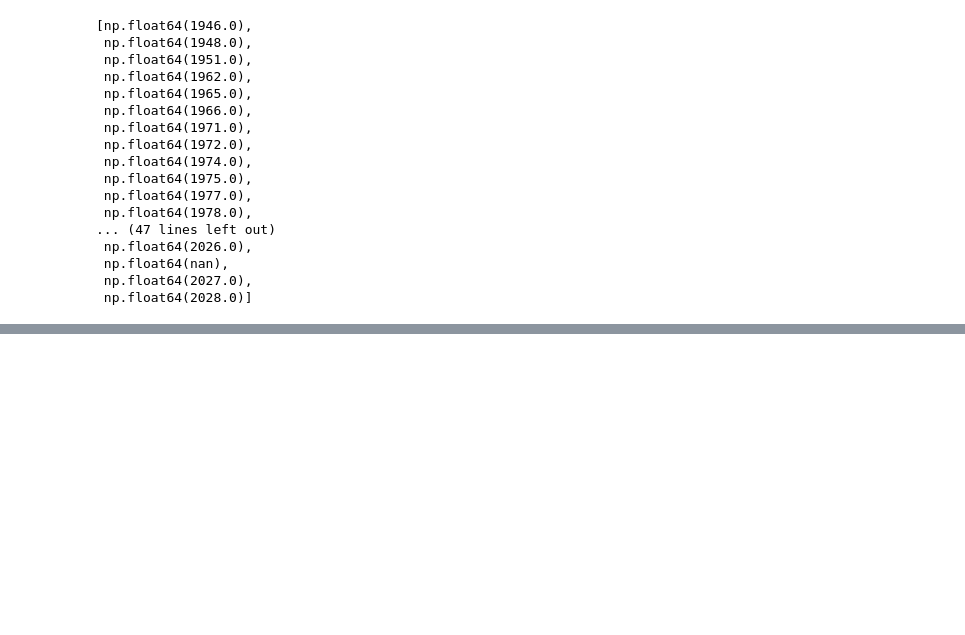
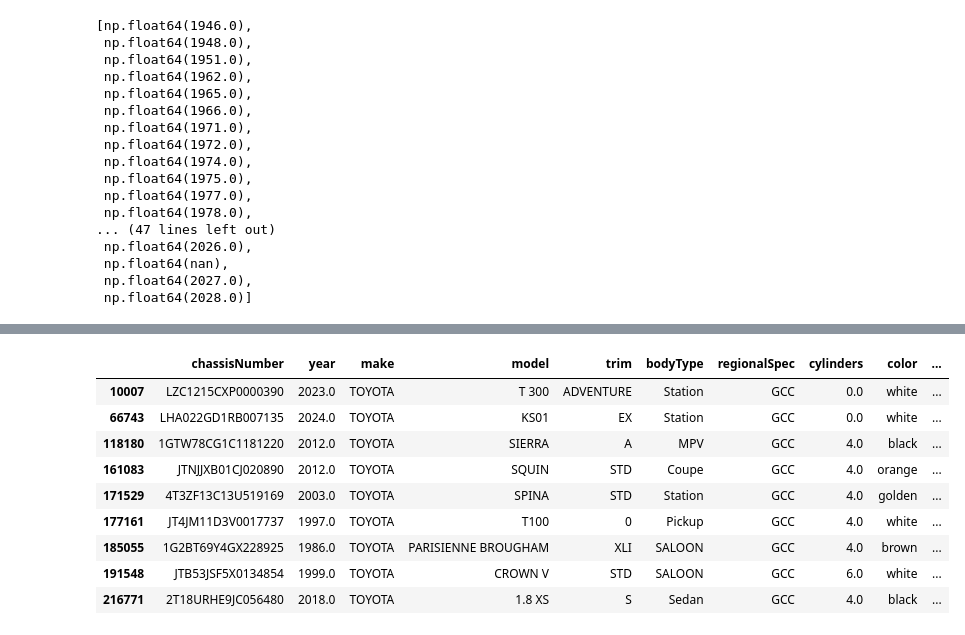
Before and after one commit to ManavKatrodiyaOpash/vin-sphere-python, a Jupyter notebook: car_app_dev/deep_clean.ipynb, the cells around one changed output, grey strips where cells are left out. Saved outputs shown, nothing was run; the diff lists cells and outputs as text; code cells hidden in the pictures; blank space fills up the shorter version.

```diff
--- a/car_app_dev/deep_clean.ipynb
+++ b/car_app_dev/deep_clean.ipynb
@@ -187,0 +1199,2 @@ Name: count, dtype: int64
+# %%
+df = df[~df["model"].isin(drop_models)]
@@ -187,0 +1390,6 @@ Name: count, dtype: int64
+# %%
+df = df[~df["model"].str.contains(
+    r"(4X4|4X2|GLX|GXR|LP|HX|DC|SC)",
+    case=False,
+    na=False
+)]
@@ -187,0 +1489,4 @@ Name: count, dtype: int64
+# %%
+toyota = df[df["make"] == "TOYOTA"]
+
+toyota["model"].value_counts().head(200)
@@ -187,0 +1576,6 @@ Name: count, dtype: int64
+# %%
+toyota["model"] = toyota["model"].str.replace(
+    r"^COROLLA\s+\d\.\d.*$",
+    "COROLLA",
+    regex=True
+)
@@ -187,0 +1627,17 @@ Name: count, dtype: int64
+# %%
+toyota[toyota["model"].isin([
+    "KS01","T 300","T100","SQUIN",
+    "SPINA","SIERRA","PARISIENNE BROUGHAM",
+    "CROWN V","1.8 XS"
+])]
+# %% [output]
+|  | chassisNumber | year | make | model | trim | bodyType | regionalSpec | cylinders | color | ... |
+| 10007 | LZC1215CXP0000390 | 2023.0 | TOYOTA | T 300 | ADVENTURE | Station | GCC | 0.0 | white | ... |
+| 66743 | LHA022GD1RB007135 | 2024.0 | TOYOTA | KS01 | EX | Station | GCC | 0.0 | white | ... |
+| 118180 | 1GTW78CG1C1181220 | 2012.0 | TOYOTA | SIERRA | A | MPV | GCC | 4.0 | black | ... |
+| 161083 | JTNJJXB01CJ020890 | 2012.0 | TOYOTA | SQUIN | STD | Coupe | GCC | 4.0 | orange | ... |
+| 171529 | 4T3ZF13C13U519169 | 2003.0 | TOYOTA | SPINA | STD | Station | GCC | 4.0 | golden | ... |
+| 177161 | JT4JM11D3V0017737 | 1997.0 | TOYOTA | T100 | 0 | Pickup | GCC | 4.0 | white | ... |
+| 185055 | 1G2BT69Y4GX228925 | 1986.0 | TOYOTA | PARISIENNE BROUGHAM | XLI | SALOON | GCC | 4.0 | brown | ... |
+| 191548 | JTB53JSF5X0134854 | 1999.0 | TOYOTA | CROWN V | STD | SALOON | GCC | 6.0 | white | ... |
+| 216771 | 2T18URHE9JC056480 | 2018.0 | TOYOTA | 1.8 XS | S | Sedan | GCC | 4.0 | black | ... |
```
Also changed, not shown: parts of 120 cells of this notebook, 3 other files.
